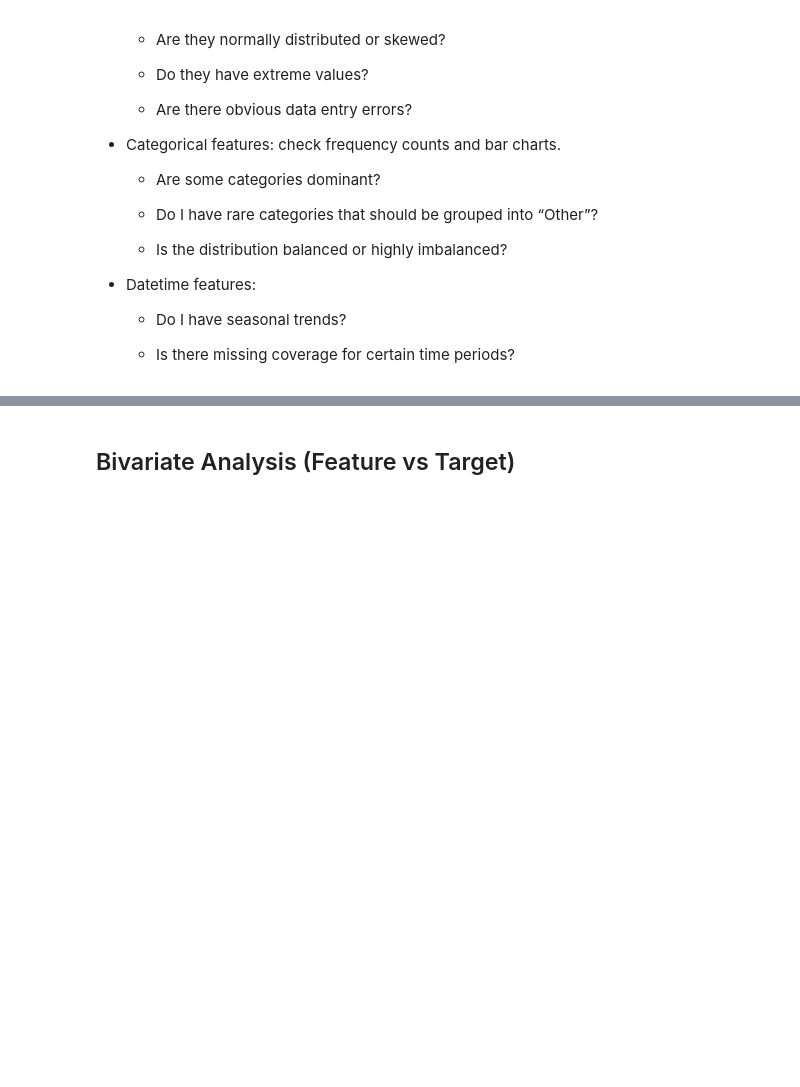
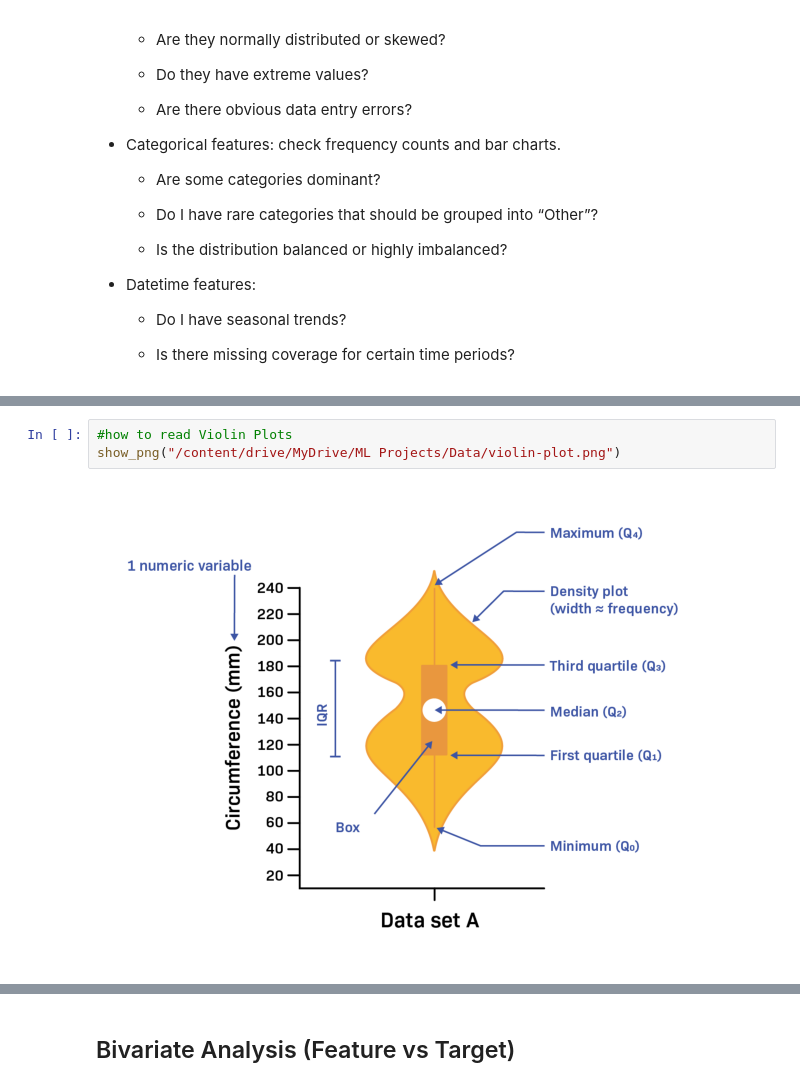
Before and after one commit to parhamvz73/Machine-Learning, a Jupyter notebook: Template.ipynb, the cells around one changed output, grey strips where cells are left out. Drawn from its saved outputs; the diff is of its cells as text; blank space fills up the shorter version.

```diff
--- a/Template.ipynb
+++ b/Template.ipynb
@@ -933,0 +1072,5 @@ I start with one variable at a time:
+# %%
+#how to read Violin Plots
+show_png("/content/drive/MyDrive/ML Projects/Data/violin-plot.png")
+# %% [output]
+[figure, added]
```
Also changed, not shown: parts of 17 cells of this notebook.
